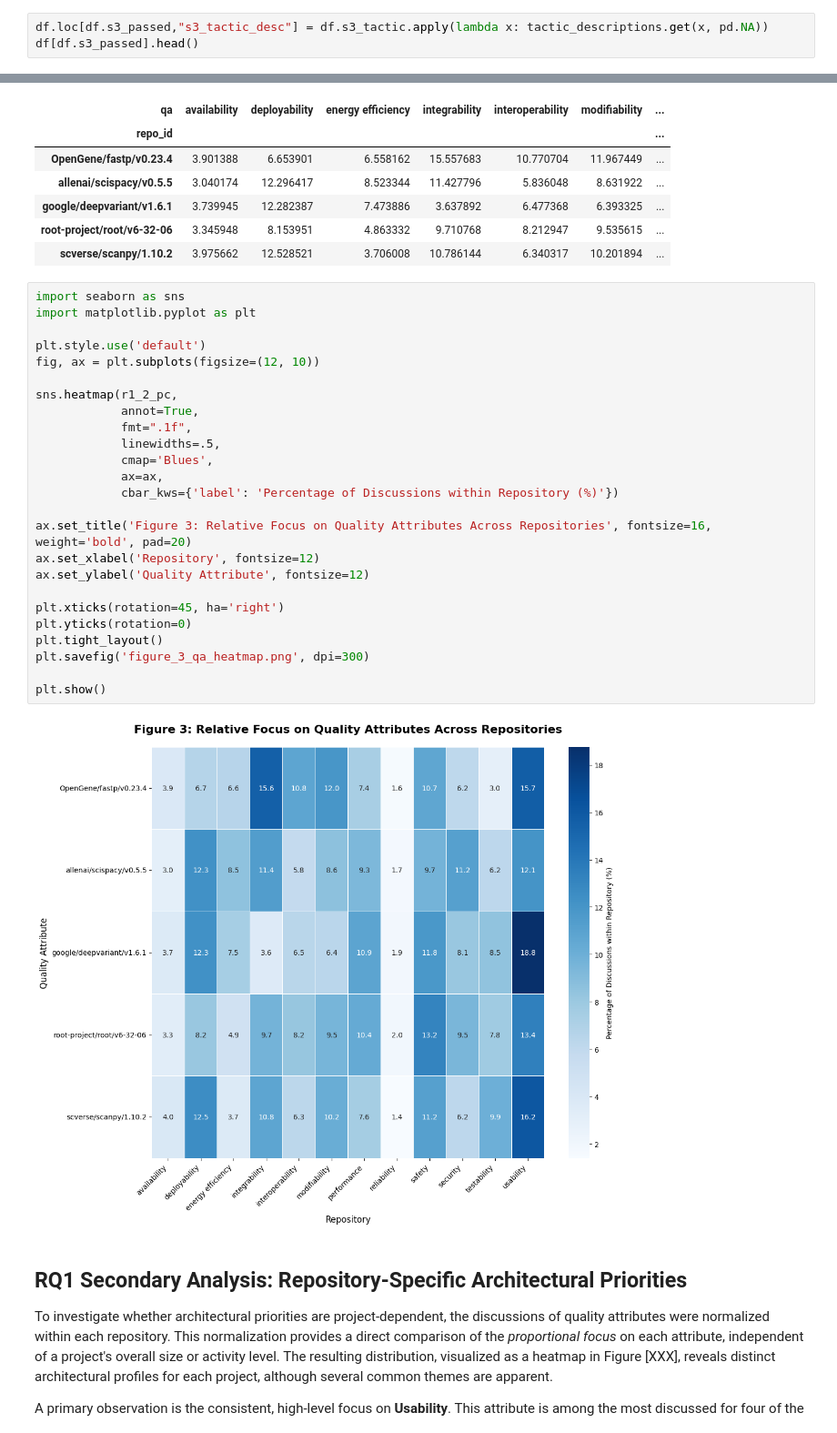
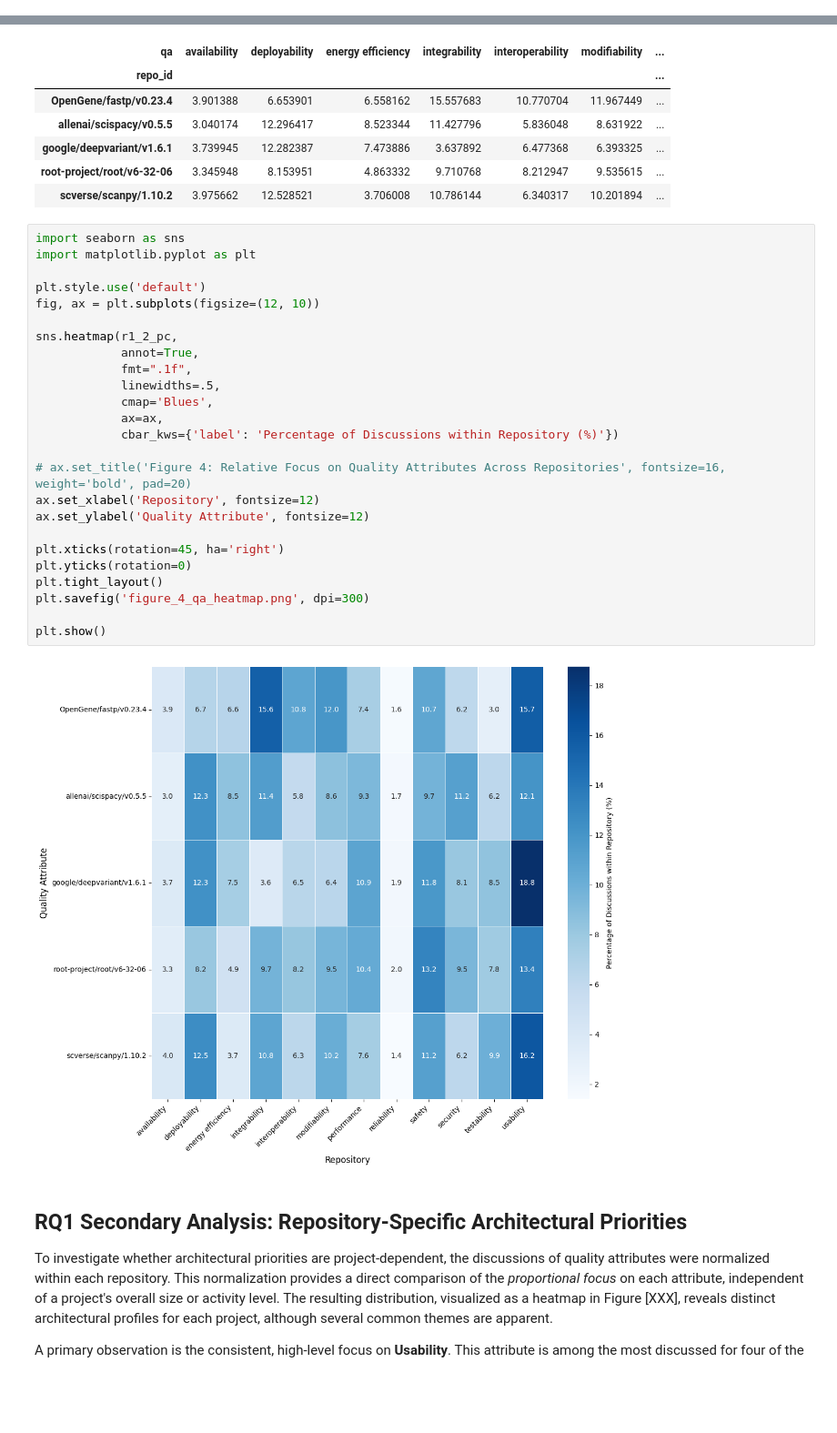
Before and after one commit to dmitrijs-voronovs/scientific-software-architecture-analysis, a Jupyter notebook: processing_pipeline/analysis/merged.ipynb, the cells around one changed output, grey strips where cells are left out. Shown at 91% size. Cells and saved outputs as stored; diff of their text form; blank space fills up the shorter version.

```diff
--- a/processing_pipeline/analysis/merged.ipynb
+++ b/processing_pipeline/analysis/merged.ipynb
@@ -89,3 +72,0 @@ memory usage: 67.2 MB
-# %%
-df.loc[df.s3_passed,"s3_tactic_desc"] = df.s3_tactic.apply(lambda x: tactic_descriptions.get(x, pd.NA))
-df[df.s3_passed].head()
@@ -348,30 +477,30 @@ r1_2_pc
 # %%
 import seaborn as sns
 import matplotlib.pyplot as plt
 
 plt.style.use('default')
 fig, ax = plt.subplots(figsize=(12, 10))
 
 sns.heatmap(r1_2_pc,
             annot=True,
             fmt=".1f",
             linewidths=.5,
             cmap='Blues',
             ax=ax,
             cbar_kws={'label': 'Percentage of Discussions within Repository (%)'})
 
-ax.set_title('Figure 3: Relative Focus on Quality Attributes Across Repositories', fontsize=16, weight='bold', pad=20)
+# ax.set_title('Figure 4: Relative Focus on Quality Attributes Across Repositories', fontsize=16, weight='bold', pad=20)
 ax.set_xlabel('Repository', fontsize=12)
 ax.set_ylabel('Quality Attribute', fontsize=12)
 
 plt.xticks(rotation=45, ha='right')
 plt.yticks(rotation=0)
 plt.tight_layout()
-plt.savefig('figure_3_qa_heatmap.png', dpi=300)
+plt.savefig('figure_4_qa_heatmap.png', dpi=300)
 
 plt.show()
 # %% [output]
-[figure, old version]
+[figure, new version]
 # %% [markdown]
 ## RQ1 Secondary Analysis: Repository-Specific Architectural Priorities
 
```
Also changed, not shown: parts of 58 cells of this notebook, 16 other files.
